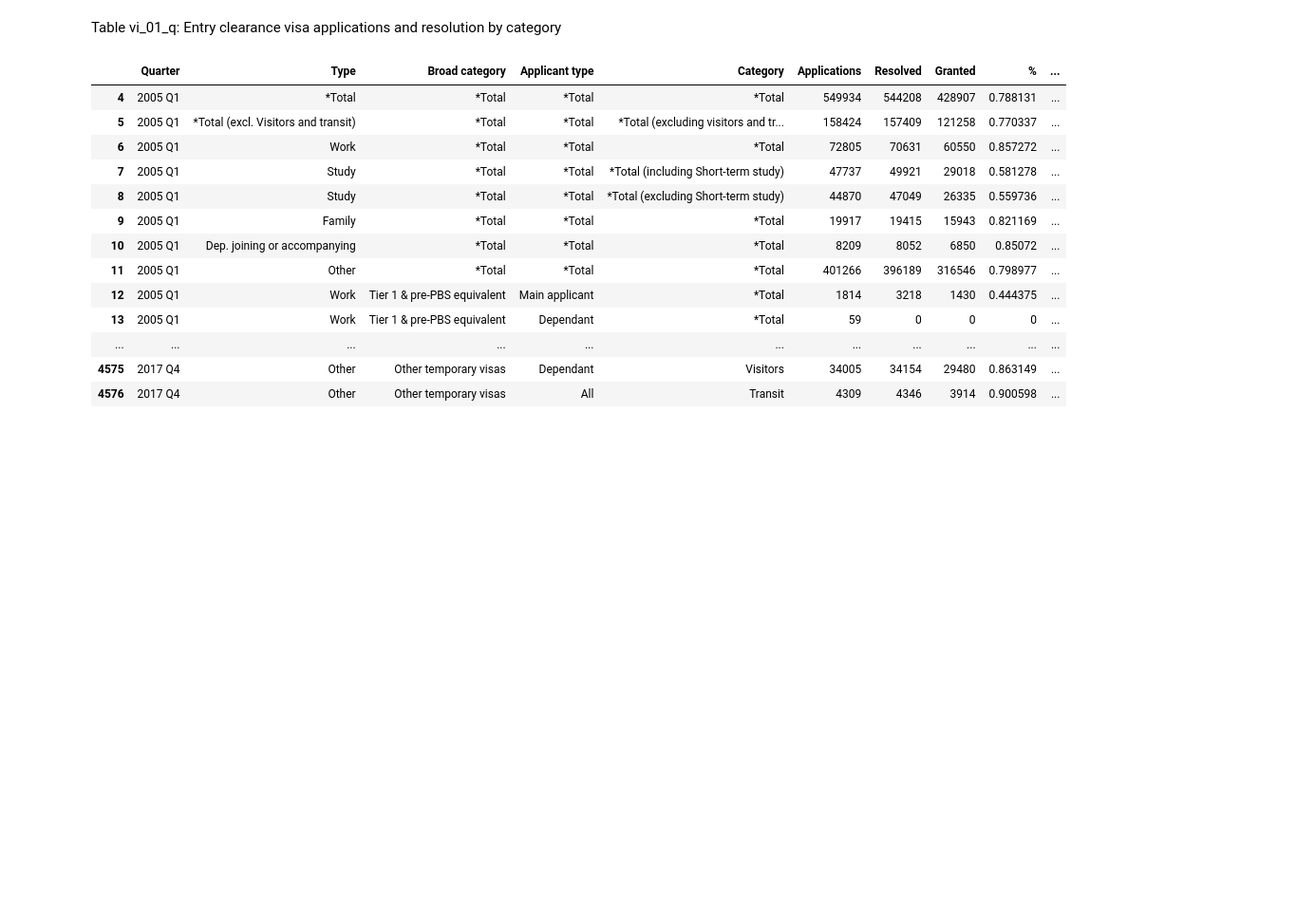
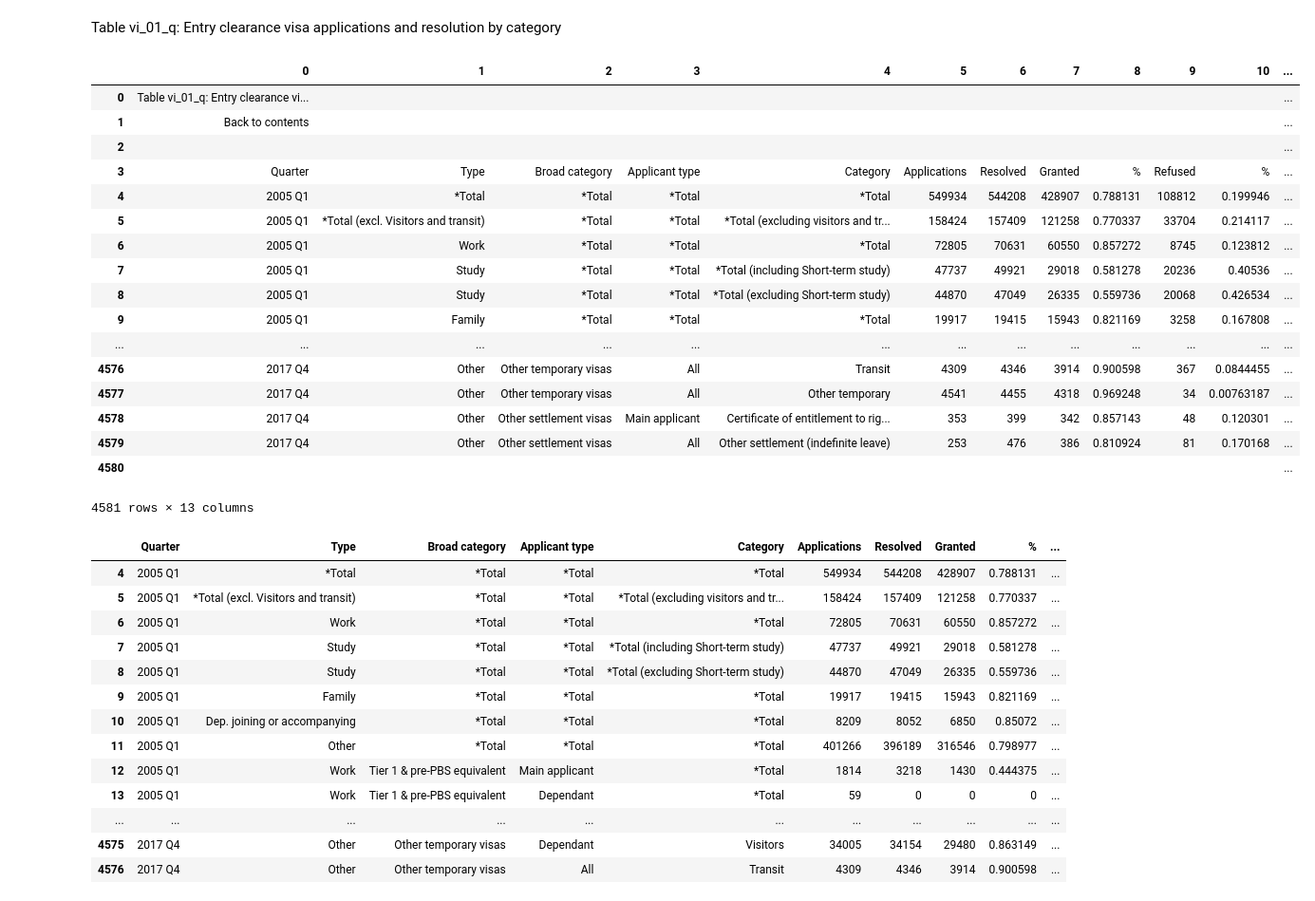
Before and after one commit to GSS-Cogs/HO-entry-visas, a Jupyter notebook: Entry clearance visa applications and resolution by category ( vi_01_q).ipynb, the cells around one changed output. Shown at 95% size. Drawn from its saved outputs; the diff is of its cells as text; code cells hidden in the pictures; blank space fills up the shorter version.

Commit message:
Use gssutils. Output metadata.

```diff
--- a/Entry clearance visa applications and resolution by category ( vi_01_q).ipynb
+++ b/Entry clearance visa applications and resolution by category ( vi_01_q).ipynb
@@ -1,25 +1,31 @@
 # %% [markdown]
 Table vi_01_q: Entry clearance visa applications and resolution by category
 # %%
-def is_interactive():
-    import __main__ as main
-    return not hasattr(main, '__file__')
+from gssutils import *
 
 if is_interactive():
-    %run lib/scrape_govuk.ipynb
-    metadata = scrape('https://www.gov.uk/government/statistics/immigration-statistics-october-to-december-2017-data-tables')
-    import pyexcel
-    from io import BytesIO
-
-    ods_files = [f for f in metadata['files']
-                 if f['type'] == 'ODS' and
-                 f['title'] == 'Entry clearance visas granted outside the UK data tables immigration statistics October to December 2017 volume 1']
-    assert len(ods_files) == 1, 'Should be exactly one matching ODS file'
-
-    ods_url = ods_files[0]['url']
-    ods_title = ods_files[0]['title']
-
-    ods_file = BytesIO(session.get(ods_files[0]['url']).content)
-
-    data = pyexcel.get_sheet(file_content=ods_file, file_type='ods', sheet_name='vi_01_q', library='pyexcel-ods3')
+    scraper = Scraper('https://www.gov.uk/government/statistics/immigration-statistics-october-to-december-2017-data-tables')
+    sheet = scraper.distribution(
+        title='Entry clearance visas granted outside the UK data tables immigration statistics October to December 2017 volume 1'
+    ).as_pandas(sheet_name='vi_01_q')
+sheet
+# %% [output]
+|  | 0 | 1 | 2 | 3 | 4 | 5 | 6 | 7 | 8 | 9 | 10 | ... |
+| 0 | Table vi_01_q: Entry clearance vi... |  |  |  |  |  |  |  |  |  |  | ... |
+| 1 | Back to contents |  |  |  |  |  |  |  |  |  |  | ... |
+| 2 |  |  |  |  |  |  |  |  |  |  |  | ... |
+| 3 | Quarter | Type | Broad category | Applicant type | Category | Applications | Resolved | Granted | % | Refused | % | ... |
+| 4 | 2005 Q1 | *Total | *Total | *Total | *Total | 549934 | 544208 | 428907 | 0.788131 | 108812 | 0.199946 | ... |
+| 5 | 2005 Q1 | *Total (excl. Visitors and transit) | *Total | *Total | *Total (excluding visitors and tr... | 158424 | 157409 | 121258 | 0.770337 | 33704 | 0.214117 | ... |
+| 6 | 2005 Q1 | Work | *Total | *Total | *Total | 72805 | 70631 | 60550 | 0.857272 | 8745 | 0.123812 | ... |
+| 7 | 2005 Q1 | Study | *Total | *Total | *Total (including Short-term study) | 47737 | 49921 | 29018 | 0.581278 | 20236 | 0.40536 | ... |
+| 8 | 2005 Q1 | Study | *Total | *Total | *Total (excluding Short-term study) | 44870 | 47049 | 26335 | 0.559736 | 20068 | 0.426534 | ... |
+| 9 | 2005 Q1 | Family | *Total | *Total | *Total | 19917 | 19415 | 15943 | 0.821169 | 3258 | 0.167808 | ... |
+| ... | ... | ... | ... | ... | ... | ... | ... | ... | ... | ... | ... | ... |
+| 4576 | 2017 Q4 | Other | Other temporary visas | All | Transit | 4309 | 4346 | 3914 | 0.900598 | 367 | 0.0844455 | ... |
+| 4577 | 2017 Q4 | Other | Other temporary visas | All | Other temporary | 4541 | 4455 | 4318 | 0.969248 | 34 | 0.00763187 | ... |
+| 4578 | 2017 Q4 | Other | Other settlement visas | Main applicant | Certificate of entitlement to rig... | 353 | 399 | 342 | 0.857143 | 48 | 0.120301 | ... |
+| 4579 | 2017 Q4 | Other | Other settlement visas | All | Other settlement (indefinite leave) | 253 | 476 | 386 | 0.810924 | 81 | 0.170168 | ... |
+| 4580 |  |  |  |  |  |  |  |  |  |  |  | ... |
+4581 rows × 13 columns
 # %%
```
Also changed, not shown: parts of 2 cells of this notebook, 3 other files.
